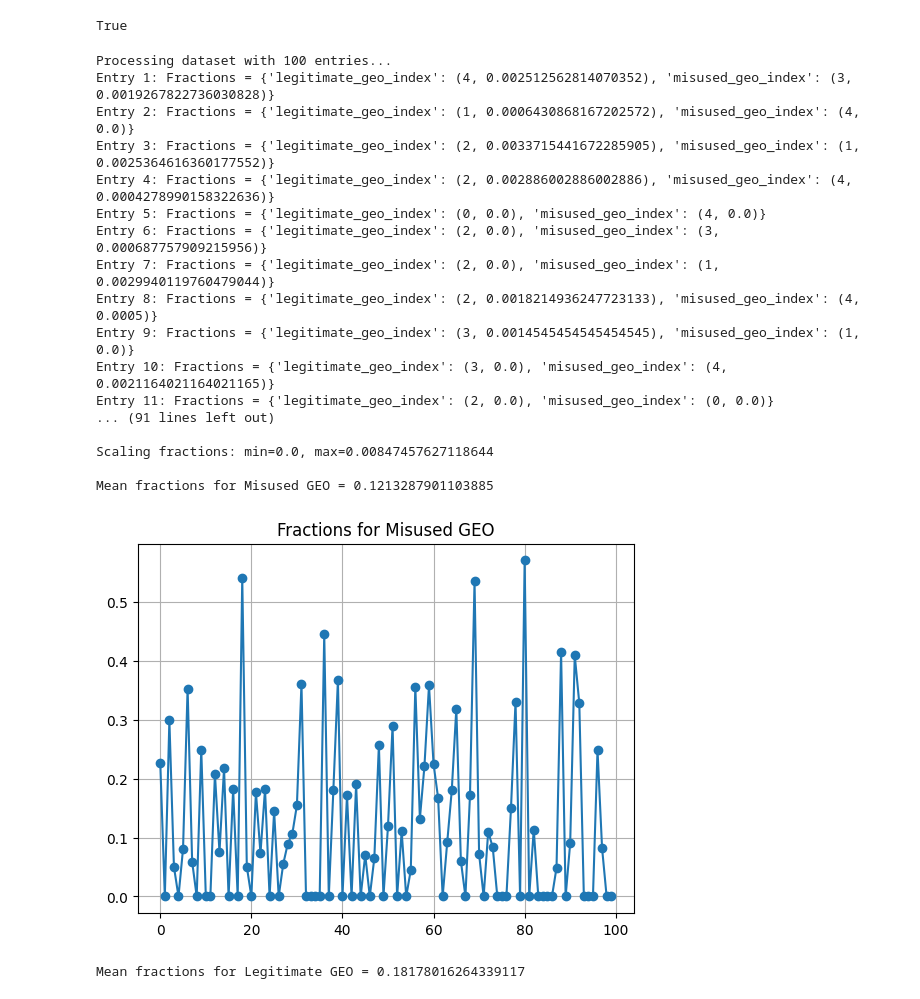
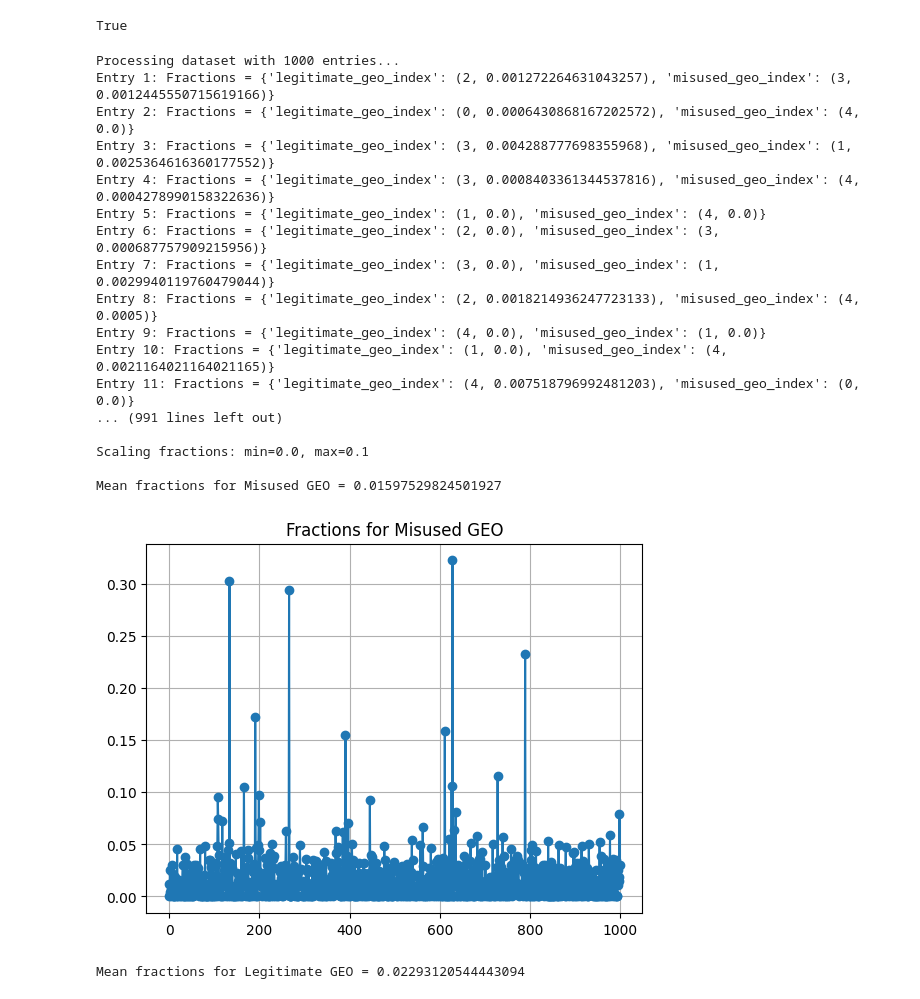
Before and after one commit to CSE291A-GEO/anti-geo, a Jupyter notebook: Detect_misused_GEO_using_exaggerations.ipynb, the cells around one changed output. Saved outputs shown, nothing was run; the diff lists cells and outputs as text; code cells hidden in the pictures.

Commit message:
Run the exaggeration detector on the modified geo-bench dataset (1000 entries)

```diff
--- a/Detect_misused_GEO_using_exaggerations.ipynb
+++ b/Detect_misused_GEO_using_exaggerations.ipynb
@@ -191,32 +192,32 @@ def evaluate_labels_and_accuracy(results, dataset):
 
     return accuracy, tag_accuracy
 # %%
-dataset = load_data("optimization_dataset.json")
+dataset = load_data("geo_bench_dataset.json")
 # %%
 # subsetDatasetSize = len(dataset)
-subsetDatasetSize = 100
+subsetDatasetSize = 1000
 subsetDataset = dataset[:subsetDatasetSize]
 
 results = process_dataset(subsetDataset)
 scaled_results = scale_fractions(results)
 accuracy, tag_accuracy = evaluate_labels_and_accuracy(scaled_results, subsetDataset)
 # %% [output]
-Processing dataset with 100 entries...
-Entry 1: Fractions = {'legitimate_geo_index': (4, 0.002512562814070352), 'misused_geo_index': (3, 0.0019267822736030828)}
-Entry 2: Fractions = {'legitimate_geo_index': (1, 0.0006430868167202572), 'misused_geo_index': (4, 0.0)}
-Entry 3: Fractions = {'legitimate_geo_index': (2, 0.0033715441672285905), 'misused_geo_index': (1, 0.0025364616360177552)}
-Entry 4: Fractions = {'legitimate_geo_index': (2, 0.002886002886002886), 'misused_geo_index': (4, 0.0004278990158322636)}
-Entry 5: Fractions = {'legitimate_geo_index': (0, 0.0), 'misused_geo_index': (4, 0.0)}
+Processing dataset with 1000 entries...
+Entry 1: Fractions = {'legitimate_geo_index': (2, 0.001272264631043257), 'misused_geo_index': (3, 0.0012445550715619166)}
+Entry 2: Fractions = {'legitimate_geo_index': (0, 0.0006430868167202572), 'misused_geo_index': (4, 0.0)}
+Entry 3: Fractions = {'legitimate_geo_index': (3, 0.004288777698355968), 'misused_geo_index': (1, 0.0025364616360177552)}
+Entry 4: Fractions = {'legitimate_geo_index': (3, 0.0008403361344537816), 'misused_geo_index': (4, 0.0004278990158322636)}
+Entry 5: Fractions = {'legitimate_geo_index': (1, 0.0), 'misused_geo_index': (4, 0.0)}
 Entry 6: Fractions = {'legitimate_geo_index': (2, 0.0), 'misused_geo_index': (3, 0.000687757909215956)}
-Entry 7: Fractions = {'legitimate_geo_index': (2, 0.0), 'misused_geo_index': (1, 0.0029940119760479044)}
+Entry 7: Fractions = {'legitimate_geo_index': (3, 0.0), 'misused_geo_index': (1, 0.0029940119760479044)}
 Entry 8: Fractions = {'legitimate_geo_index': (2, 0.0018214936247723133), 'misused_geo_index': (4, 0.0005)}
-Entry 9: Fractions = {'legitimate_geo_index': (3, 0.0014545454545454545), 'misused_geo_index': (1, 0.0)}
-Entry 10: Fractions = {'legitimate_geo_index': (3, 0.0), 'misused_geo_index': (4, 0.0021164021164021165)}
-Entry 11: Fractions = {'legitimate_geo_index': (2, 0.0), 'misused_geo_index': (0, 0.0)}
-... (91 lines left out)
+Entry 9: Fractions = {'legitimate_geo_index': (4, 0.0), 'misused_geo_index': (1, 0.0)}
+Entry 10: Fractions = {'legitimate_geo_index': (1, 0.0), 'misused_geo_index': (4, 0.0021164021164021165)}
+Entry 11: Fractions = {'legitimate_geo_index': (4, 0.007518796992481203), 'misused_geo_index': (0, 0.0)}
+... (991 lines left out)
 
-Scaling fractions: min=0.0, max=0.00847457627118644
+Scaling fractions: min=0.0, max=0.1
 
-Mean fractions for Misused GEO = 0.1213287901103885
+Mean fractions for Misused GEO = 0.01597529824501927
-[figure, old version]
+[figure, new version]
-Mean fractions for Legitimate GEO = 0.18178016264339117
+Mean fractions for Legitimate GEO = 0.02293120544443094
```
Also changed, not shown: parts of 2 cells of this notebook.
